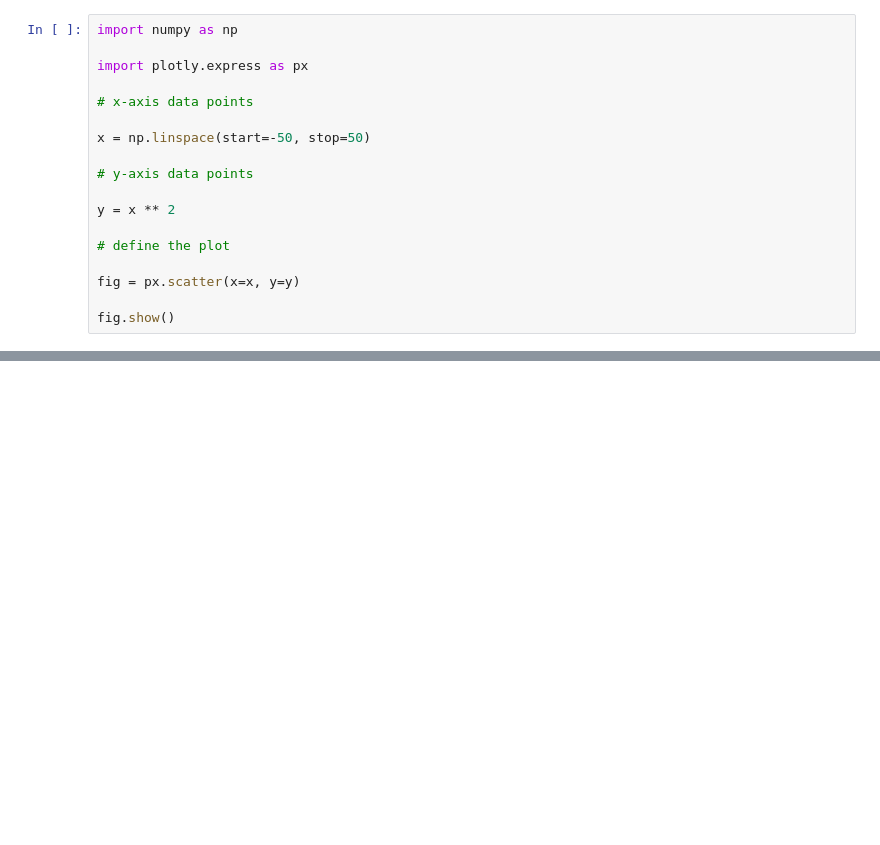
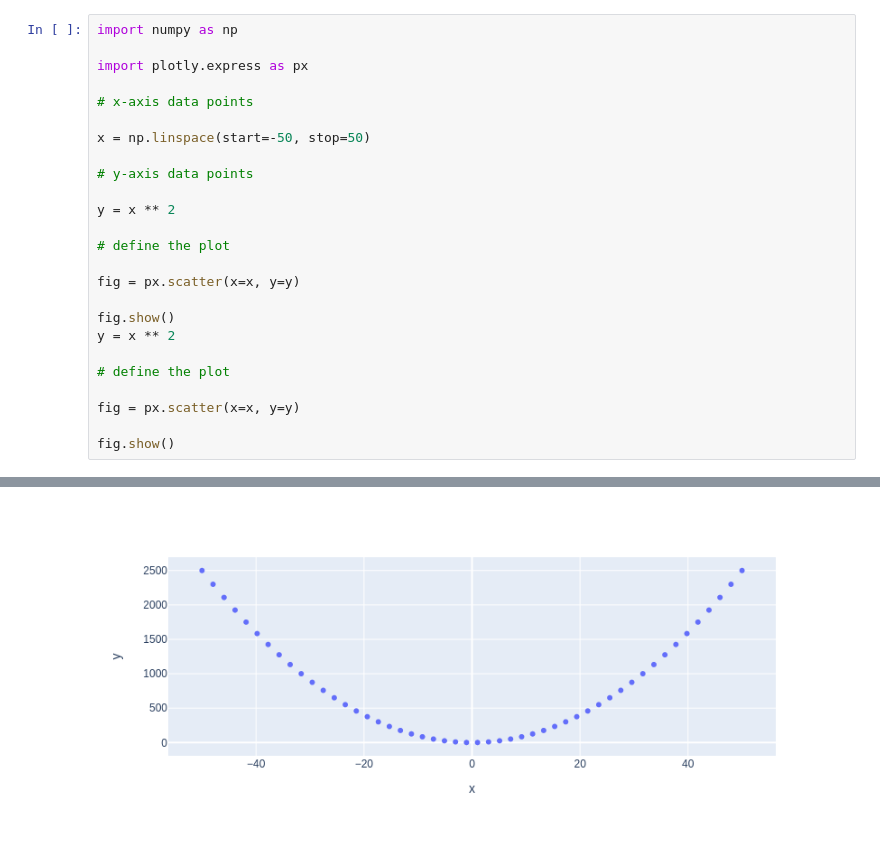
Before and after one commit to devops-msa/my-notebooks-repo, a Jupyter notebook: experiment1.ipynb, the cells around one changed output, grey strips where cells are left out. Drawn from its saved outputs; the diff is of its cells as text; blank space fills up the shorter version.

```diff
--- a/experiment1.ipynb
+++ b/experiment1.ipynb
@@ -16,4 +16,11 @@ y = x ** 2
 fig = px.scatter(x=x, y=y)
 
 fig.show()
+y = x ** 2
+
+# define the plot
+
+fig = px.scatter(x=x, y=y)
+
+fig.show()
 # %% [output]
@@ -21 +27,2 @@ fig.show()
 [figure]
+[figure, added]
```
Also changed, not shown: parts of 1 cell of this notebook.
